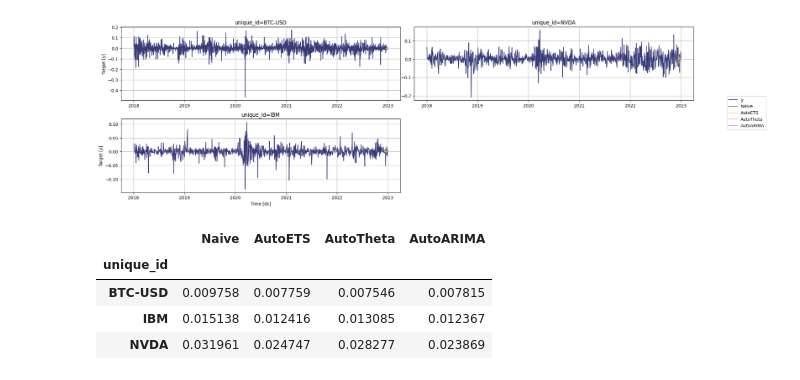
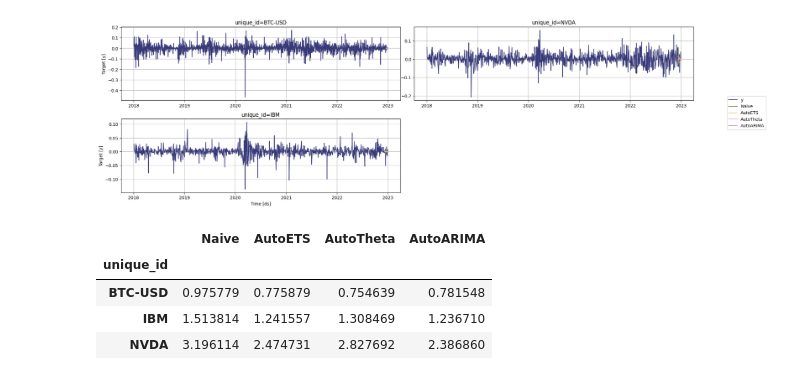
Before and after one commit to marcosherediapimienta/GenerativeAI_TimeSeries, a Jupyter notebook: Test_3(daily).ipynb, the cells around one changed output. Saved outputs shown, nothing was run; the diff lists cells and outputs as text; code cells hidden in the pictures.

```diff
--- a/Test_3(daily).ipynb
+++ b/Test_3(daily).ipynb
@@ -207,19 +207,19 @@ StatsForecast.plot(returns, crossvalidation_df.drop(['cutoff', 'actual'], axis=1
 # %%
 def compute_cv_mae(crossvalidation_df):
     """Compute MAE for all models generated"""
     res = {}
     for mod in models:
         res[mod] = mae(crossvalidation_df['actual'], crossvalidation_df[str(mod)])
     return pd.Series(res)
 
 
 mae_cv = crossvalidation_df.groupby(['unique_id', 'cutoff']).apply(compute_cv_mae)
 
 mae = mae_cv.groupby('unique_id').mean()
-mae
+mae*100
 # %% [output]
 |  | Naive | AutoETS | AutoTheta | AutoARIMA |
 | unique_id |  |  |  |  |
-| BTC-USD | 0.009758 | 0.007759 | 0.007546 | 0.007815 |
-| IBM | 0.015138 | 0.012416 | 0.013085 | 0.012367 |
-| NVDA | 0.031961 | 0.024747 | 0.028277 | 0.023869 |
+| BTC-USD | 0.975779 | 0.775879 | 0.754639 | 0.781548 |
+| IBM | 1.513814 | 1.241557 | 1.308469 | 1.236710 |
+| NVDA | 3.196114 | 2.474731 | 2.827692 | 2.386860 |
```
Also changed, not shown: 2 other files.
